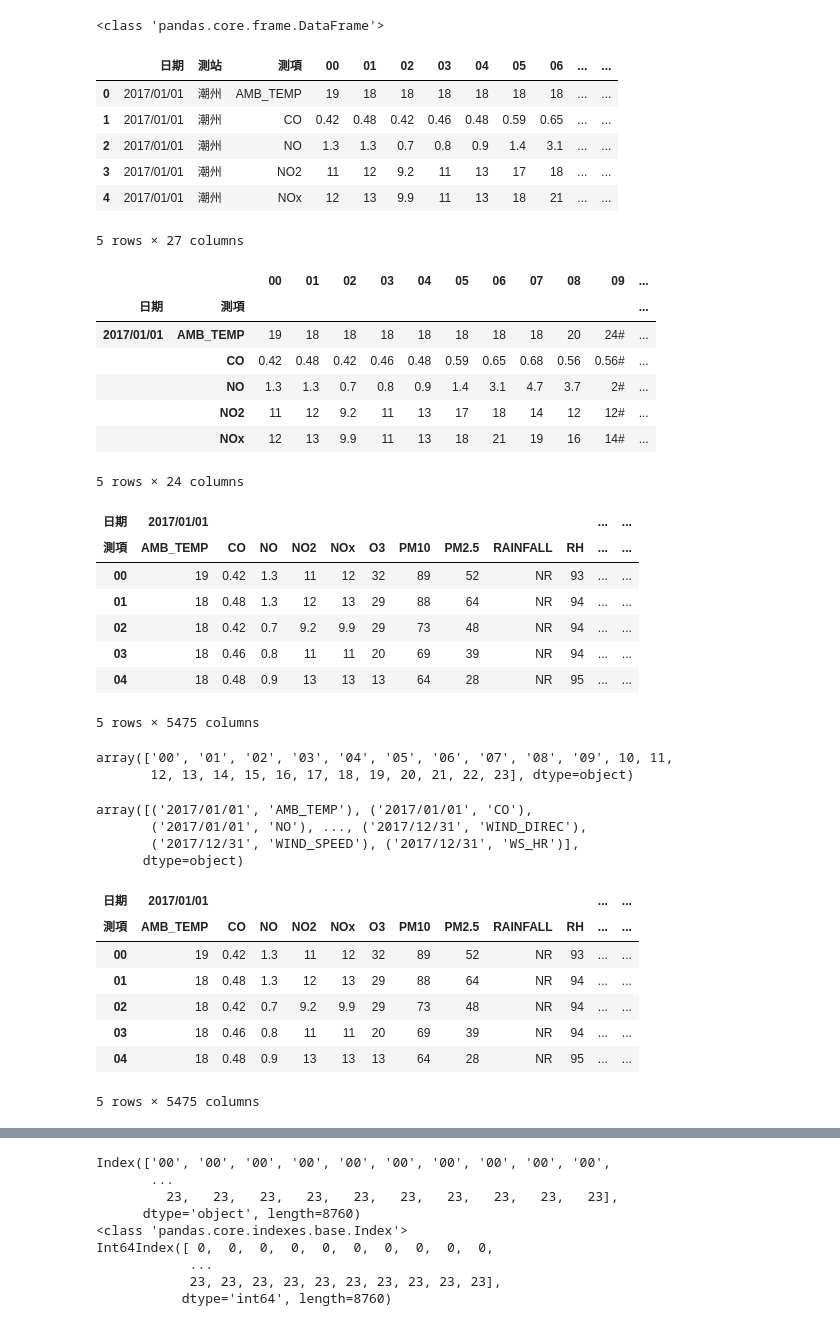
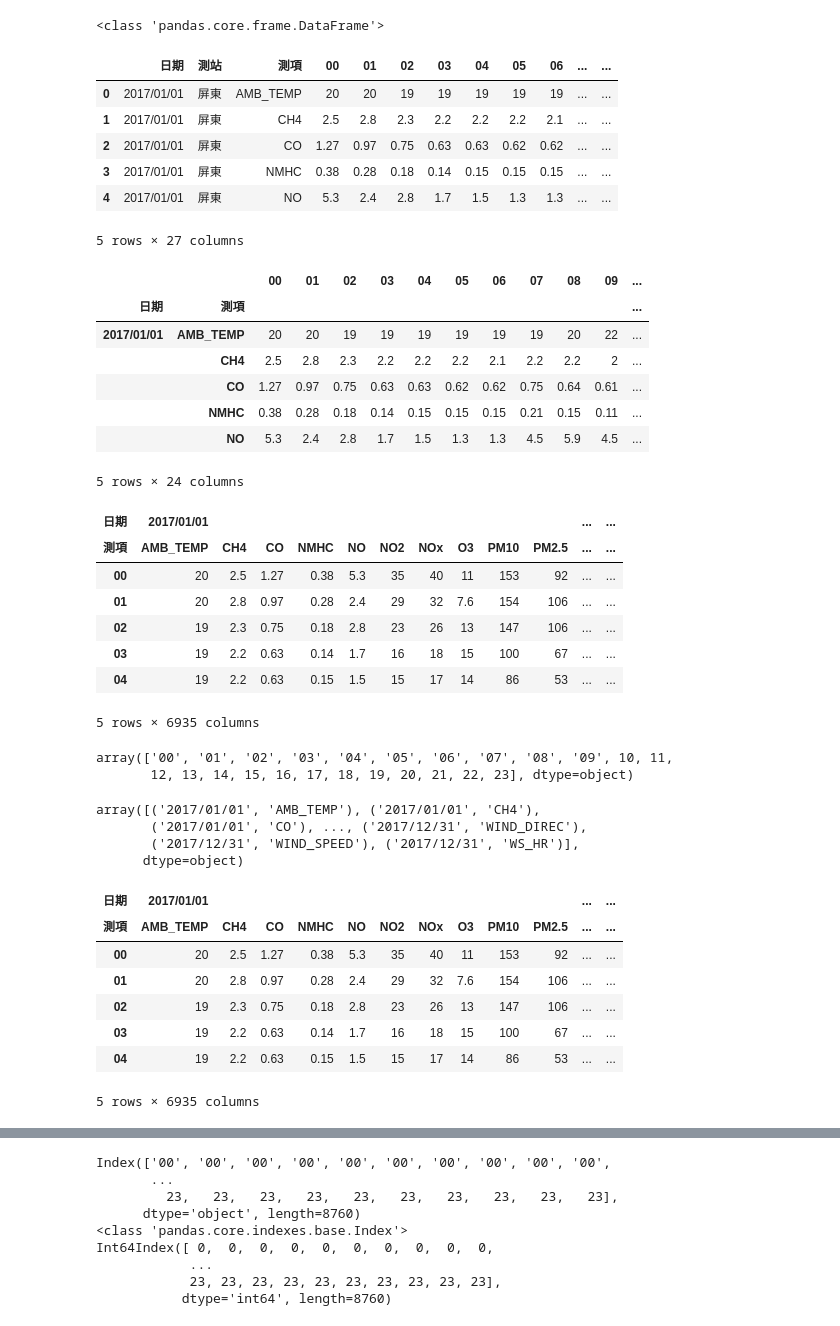
Before and after one commit to JohanWu/RedQuinoa, a Jupyter notebook: AirData/AirData_cleaning.ipynb, the cells around one changed output, grey strips where cells are left out. Saved outputs shown, nothing was run; the diff lists cells and outputs as text; code cells hidden in the pictures.

```diff
--- a/AirData/AirData_cleaning.ipynb
+++ b/AirData/AirData_cleaning.ipynb
@@ -5,7 +5,7 @@ import matplotlib.pyplot as plt
 %matplotlib inline
 
 location = ['Chaozhou', 'Pingdong']
-loc = location[0]
+loc = location[1]
 # %%
 file_name = "2017_{}_20180309.xls".format(loc)
 data = pd.read_excel(file_name, sheet_name=None)
@@ -15,11 +15,11 @@ data.head()
 # %% [output]
 <class 'pandas.core.frame.DataFrame'>
 |  | 日期 | 測站 | 測項 | 00 | 01 | 02 | 03 | 04 | 05 | 06 | ... | ... |
-| 0 | 2017/01/01 | 潮州 | AMB_TEMP | 19 | 18 | 18 | 18 | 18 | 18 | 18 | ... | ... |
-| 1 | 2017/01/01 | 潮州 | CO | 0.42 | 0.48 | 0.42 | 0.46 | 0.48 | 0.59 | 0.65 | ... | ... |
-| 2 | 2017/01/01 | 潮州 | NO | 1.3 | 1.3 | 0.7 | 0.8 | 0.9 | 1.4 | 3.1 | ... | ... |
-| 3 | 2017/01/01 | 潮州 | NO2 | 11 | 12 | 9.2 | 11 | 13 | 17 | 18 | ... | ... |
-| 4 | 2017/01/01 | 潮州 | NOx | 12 | 13 | 9.9 | 11 | 13 | 18 | 21 | ... | ... |
+| 0 | 2017/01/01 | 屏東 | AMB_TEMP | 20 | 20 | 19 | 19 | 19 | 19 | 19 | ... | ... |
+| 1 | 2017/01/01 | 屏東 | CH4 | 2.5 | 2.8 | 2.3 | 2.2 | 2.2 | 2.2 | 2.1 | ... | ... |
+| 2 | 2017/01/01 | 屏東 | CO | 1.27 | 0.97 | 0.75 | 0.63 | 0.63 | 0.62 | 0.62 | ... | ... |
+| 3 | 2017/01/01 | 屏東 | NMHC | 0.38 | 0.28 | 0.18 | 0.14 | 0.15 | 0.15 | 0.15 | ... | ... |
+| 4 | 2017/01/01 | 屏東 | NO | 5.3 | 2.4 | 2.8 | 1.7 | 1.5 | 1.3 | 1.3 | ... | ... |
 5 rows × 27 columns
 # %%
 data1 = data.drop(['測站'], axis=1)
@@ -28,24 +28,24 @@ data2.head()
 # %% [output]
 |  |  | 00 | 01 | 02 | 03 | 04 | 05 | 06 | 07 | 08 | 09 | ... |
 | 日期 | 測項 |  |  |  |  |  |  |  |  |  |  | ... |
-| 2017/01/01 | AMB_TEMP | 19 | 18 | 18 | 18 | 18 | 18 | 18 | 18 | 20 | 24# | ... |
-|  | CO | 0.42 | 0.48 | 0.42 | 0.46 | 0.48 | 0.59 | 0.65 | 0.68 | 0.56 | 0.56# | ... |
-|  | NO | 1.3 | 1.3 | 0.7 | 0.8 | 0.9 | 1.4 | 3.1 | 4.7 | 3.7 | 2# | ... |
-|  | NO2 | 11 | 12 | 9.2 | 11 | 13 | 17 | 18 | 14 | 12 | 12# | ... |
-|  | NOx | 12 | 13 | 9.9 | 11 | 13 | 18 | 21 | 19 | 16 | 14# | ... |
+| 2017/01/01 | AMB_TEMP | 20 | 20 | 19 | 19 | 19 | 19 | 19 | 19 | 20 | 22 | ... |
+|  | CH4 | 2.5 | 2.8 | 2.3 | 2.2 | 2.2 | 2.2 | 2.1 | 2.2 | 2.2 | 2 | ... |
+|  | CO | 1.27 | 0.97 | 0.75 | 0.63 | 0.63 | 0.62 | 0.62 | 0.75 | 0.64 | 0.61 | ... |
+|  | NMHC | 0.38 | 0.28 | 0.18 | 0.14 | 0.15 | 0.15 | 0.15 | 0.21 | 0.15 | 0.11 | ... |
+|  | NO | 5.3 | 2.4 | 2.8 | 1.7 | 1.5 | 1.3 | 1.3 | 4.5 | 5.9 | 4.5 | ... |
 5 rows × 24 columns
 # %%
 data_T = data2.transpose()
 data_T.head(5)
 # %% [output]
 | 日期 | 2017/01/01 |  |  |  |  |  |  |  |  |  | ... | ... |
-| 測項 | AMB_TEMP | CO | NO | NO2 | NOx | O3 | PM10 | PM2.5 | RAINFALL | RH | ... | ... |
-| 00 | 19 | 0.42 | 1.3 | 11 | 12 | 32 | 89 | 52 | NR | 93 | ... | ... |
-| 01 | 18 | 0.48 | 1.3 | 12 | 13 | 29 | 88 | 64 | NR | 94 | ... | ... |
-| 02 | 18 | 0.42 | 0.7 | 9.2 | 9.9 | 29 | 73 | 48 | NR | 94 | ... | ... |
-| 03 | 18 | 0.46 | 0.8 | 11 | 11 | 20 | 69 | 39 | NR | 94 | ... | ... |
-| 04 | 18 | 0.48 | 0.9 | 13 | 13 | 13 | 64 | 28 | NR | 95 | ... | ... |
+| 測項 | AMB_TEMP | CH4 | CO | NMHC | NO | NO2 | NOx | O3 | PM10 | PM2.5 | ... | ... |
+| 00 | 20 | 2.5 | 1.27 | 0.38 | 5.3 | 35 | 40 | 11 | 153 | 92 | ... | ... |
+| 01 | 20 | 2.8 | 0.97 | 0.28 | 2.4 | 29 | 32 | 7.6 | 154 | 106 | ... | ... |
+| 02 | 19 | 2.3 | 0.75 | 0.18 | 2.8 | 23 | 26 | 13 | 147 | 106 | ... | ... |
+| 03 | 19 | 2.2 | 0.63 | 0.14 | 1.7 | 16 | 18 | 15 | 100 | 67 | ... | ... |
+| 04 | 19 | 2.2 | 0.63 | 0.15 | 1.5 | 15 | 17 | 14 | 86 | 53 | ... | ... |
-5 rows × 5475 columns
+5 rows × 6935 columns
 # %%
 data_T.index.values
 # %% [output]
@@ -54,23 +54,22 @@ array(['00', '01', '02', '03', '04', '05', '06', '07', '08', '09', 10, 11,
 # %%
 data_T.columns.values
 # %% [output]
-array([('2017/01/01', 'AMB_TEMP'), ('2017/01/01', 'CO'),
-       ('2017/01/01', 'NO'), ..., ('2017/12/31', 'WIND_DIREC'),
+array([('2017/01/01', 'AMB_TEMP'), ('2017/01/01', 'CH4'),
+       ('2017/01/01', 'CO'), ..., ('2017/12/31', 'WIND_DIREC'),
        ('2017/12/31', 'WIND_SPEED'), ('2017/12/31', 'WS_HR')],
       dtype=object)
 # %%
 data3 = data_T
-# .swaplevel(0, 1, 1)
-data3.head()
+# .swaplevel(0, 1, 1data3.head()
 # %% [output]
 | 日期 | 2017/01/01 |  |  |  |  |  |  |  |  |  | ... | ... |
-| 測項 | AMB_TEMP | CO | NO | NO2 | NOx | O3 | PM10 | PM2.5 | RAINFALL | RH | ... | ... |
-| 00 | 19 | 0.42 | 1.3 | 11 | 12 | 32 | 89 | 52 | NR | 93 | ... | ... |
-| 01 | 18 | 0.48 | 1.3 | 12 | 13 | 29 | 88 | 64 | NR | 94 | ... | ... |
-| 02 | 18 | 0.42 | 0.7 | 9.2 | 9.9 | 29 | 73 | 48 | NR | 94 | ... | ... |
-| 03 | 18 | 0.46 | 0.8 | 11 | 11 | 20 | 69 | 39 | NR | 94 | ... | ... |
-| 04 | 18 | 0.48 | 0.9 | 13 | 13 | 13 | 64 | 28 | NR | 95 | ... | ... |
+| 測項 | AMB_TEMP | CH4 | CO | NMHC | NO | NO2 | NOx | O3 | PM10 | PM2.5 | ... | ... |
+| 00 | 20 | 2.5 | 1.27 | 0.38 | 5.3 | 35 | 40 | 11 | 153 | 92 | ... | ... |
+| 01 | 20 | 2.8 | 0.97 | 0.28 | 2.4 | 29 | 32 | 7.6 | 154 | 106 | ... | ... |
+| 02 | 19 | 2.3 | 0.75 | 0.18 | 2.8 | 23 | 26 | 13 | 147 | 106 | ... | ... |
+| 03 | 19 | 2.2 | 0.63 | 0.14 | 1.7 | 16 | 18 | 15 | 100 | 67 | ... | ... |
+| 04 | 19 | 2.2 | 0.63 | 0.15 | 1.5 | 15 | 17 | 14 | 86 | 53 | ... | ... |
-5 rows × 5475 columns
+5 rows × 6935 columns
 # %%
 data4 = data3.stack(level=0, dropna=False) # Do not drop missing value
 # for hour in data_T.index.values:
```
Also changed, not shown: parts of 5 cells of this notebook, 2 other files.
